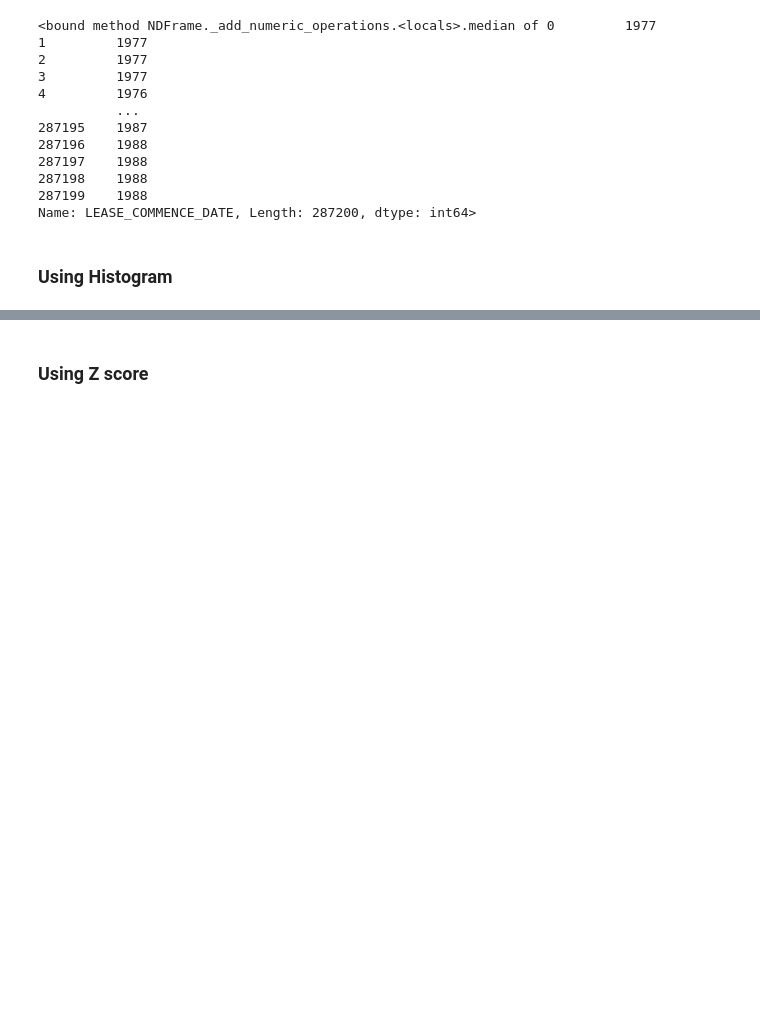
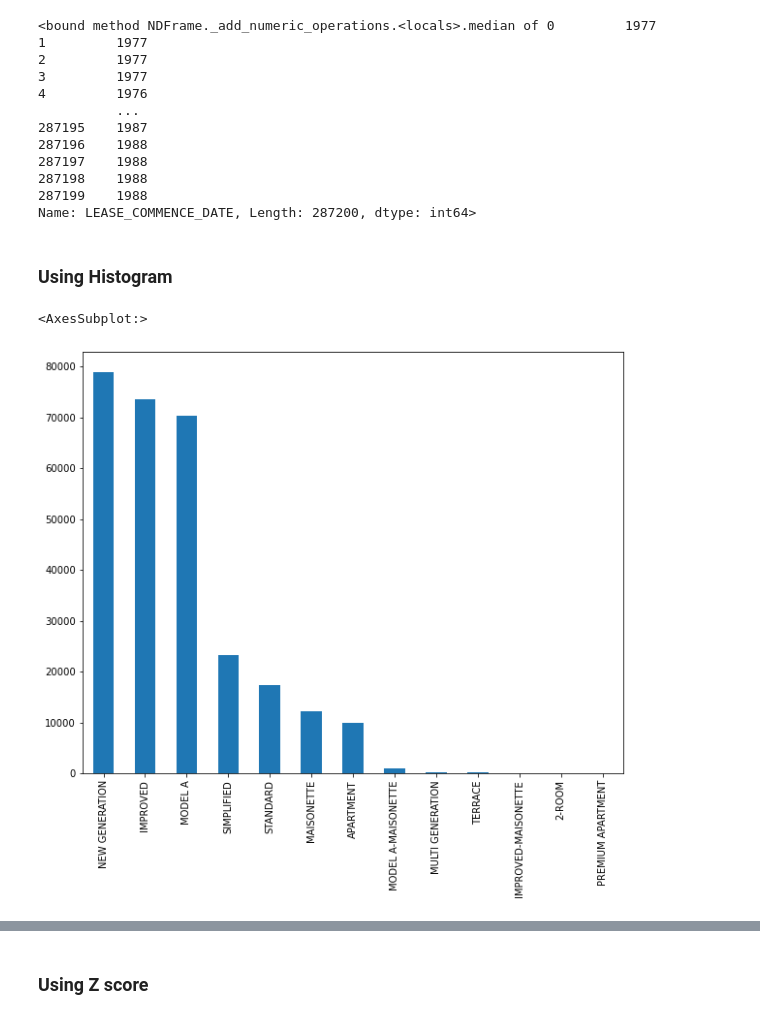
Before and after one commit to malavikasreekumar/Data-Cleaning, a Jupyter notebook: Data Cleaning.ipynb, the cells around one changed output, grey strips where cells are left out. Cells and saved outputs as stored; diff of their text form; code cells hidden in the pictures; blank space fills up the shorter version.

```diff
--- a/Data Cleaning.ipynb
+++ b/Data Cleaning.ipynb
@@ -87,4 +87,9 @@ print(median)
 Name: LEASE_COMMENCE_DATE, Length: 287200, dtype: int64>
 # %% [markdown]
 ### Using Histogram
+# %%
+df['FLAT_MODEL'].value_counts().plot.bar(figsize=(10,8))
+# %% [output]
+<AxesSubplot:>
+[figure, added]
 # %%
```
Also changed, not shown: parts of 4 cells of this notebook.
